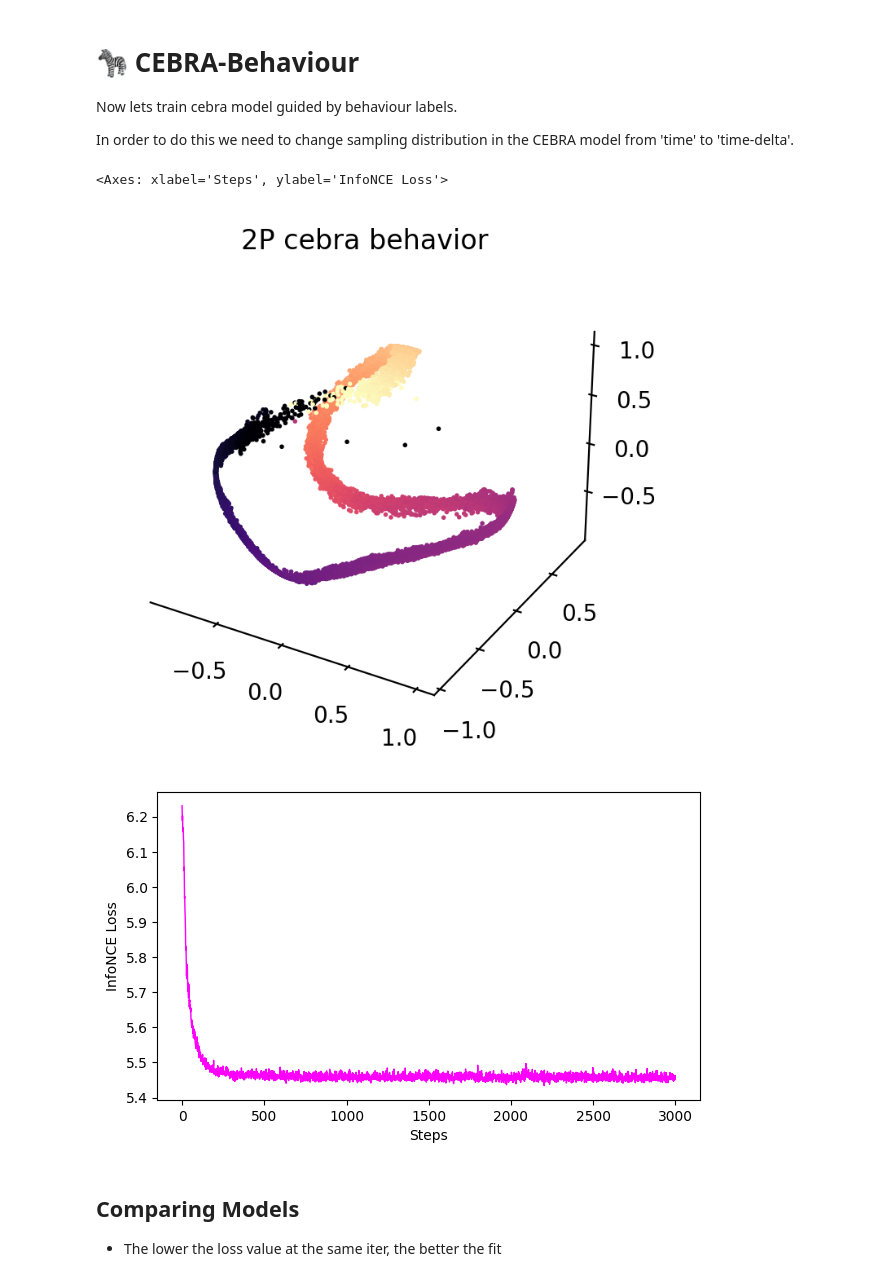
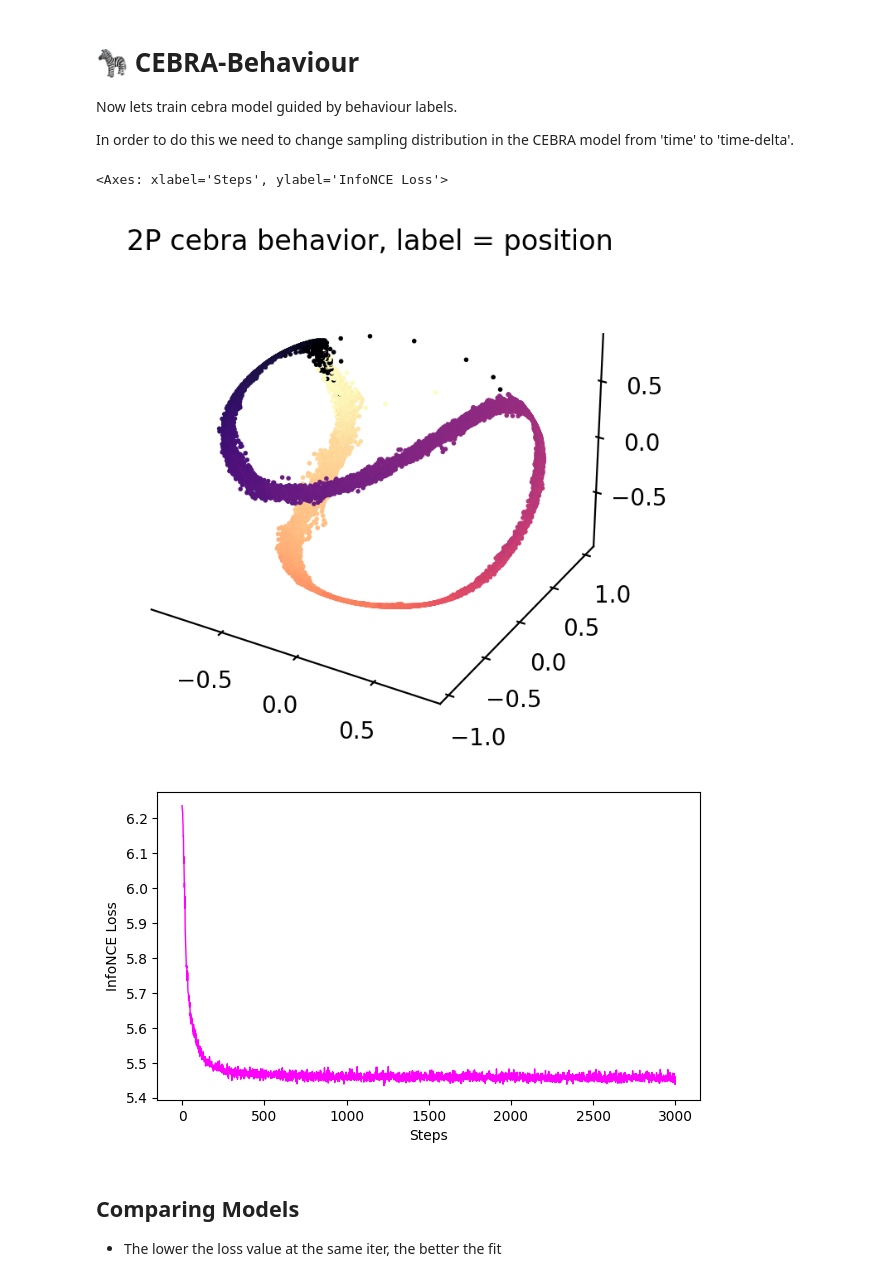
Before and after one commit to obarnstedt/LINdoscope2023, a Jupyter notebook: notebooks/CEBRA_LINdoscope2023_2Pdemo.ipynb, the cells around one changed output. Cells and saved outputs as stored; diff of their text form; code cells hidden in the pictures.

```diff
--- a/notebooks/CEBRA_LINdoscope2023_2Pdemo.ipynb
+++ b/notebooks/CEBRA_LINdoscope2023_2Pdemo.ipynb
@@ -86,7 +88,7 @@ dataframe = pd.DataFrame(data, columns=columns)
 # %%
 neural_data = dataframe.loc[:, neural_columns]
 dlc_data = dataframe.loc[:, dlc_columns_selected]
-velocity = dataframe.iloc[:, -35]
+position = dataframe.iloc[:, -35]
 # %% [markdown]
 ### Let's quickly look at the data:
 # %%
@@ -191,24 +193,25 @@ cebra_beh_model = CEBRA(model_architecture='offset10-model',
                         verbose=True,
                         time_offsets=10)
 # %%
-cebra_beh_model.fit(neural_data, velocity)
+cebra_beh_model.fit(neural_data, position)
 cebra_behaviour = cebra_beh_model.transform(neural_data)
 
 #for the demo we don't save the models, but if you want to ...
 #cebra_beh_model.save("cebra_cebra_beh_model.pt")
 # %%
+%matplotlib inline
 cebra_plot.plot_embedding(embedding=cebra_behaviour,
                           cmap = 'magma',
-                          embedding_labels=velocity,
+                          embedding_labels=position,
                           figsize = (4,8),
-                          title='2P cebra behavior',
+                          title='2P cebra behavior, label = position',
                           alpha=1, markersize=1, dpi=200)
 
 cebra.plot_loss(cebra_beh_model)
 # %% [output]
 <Axes: xlabel='Steps', ylabel='InfoNCE Loss'>
-[figure, old version]
+[figure, new version]
-[figure, old version]
+[figure, new version]
 # %% [markdown]
 ## Comparing Models
 
```
Also changed, not shown: parts of 13 cells of this notebook.
